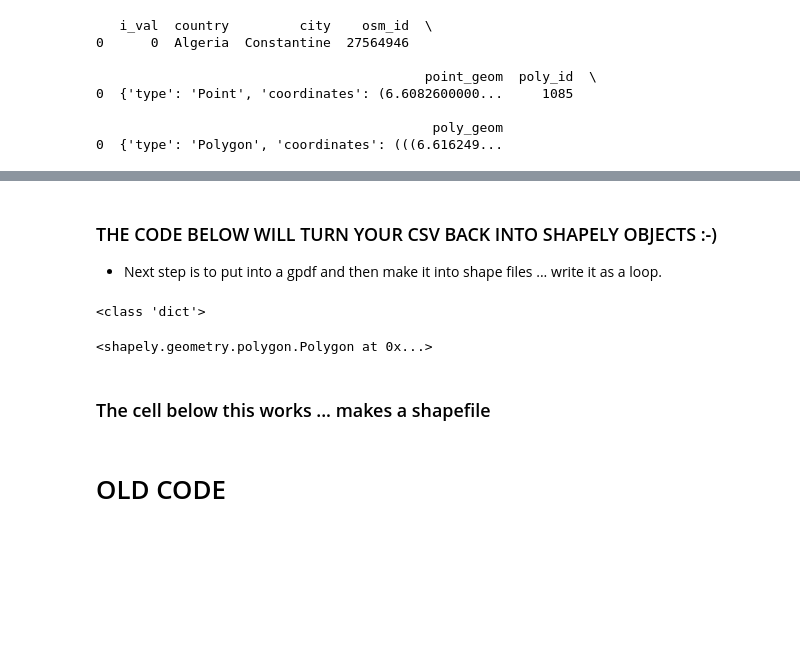
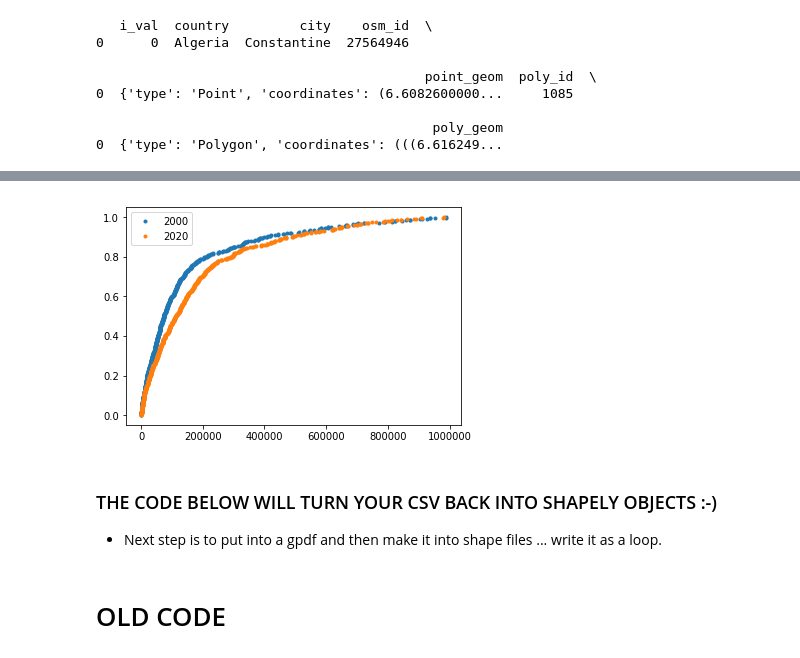
Before and after one commit to cascadet/AfricaUrbanPop, a Jupyter notebook: notebooks/jupyter/2018-10-26-Raster-Clean.ipynb, the cells around one changed output, grey strips where cells are left out. Drawn from its saved outputs; the diff is of its cells as text; code cells hidden in the pictures; blank space fills up the shorter version.

```diff
--- a/notebooks/jupyter/2018-10-26-Raster-Clean.ipynb
+++ b/notebooks/jupyter/2018-10-26-Raster-Clean.ipynb
@@ -346,0 +493,15 @@ polypoints_2000_gdf = gpd.GeoDataFrame(polypoints_2000_df, geometry='geometry')
+# %%
+empirical cum. distribution
+
+x2000 = np.sort(WP_2000)
+y2000 = np.arange(1, len(x2000)+1) / len(x2000)
+
+x2020 = np.sort(WP_2020)
+y2020 = np.arange(1, len(x2020)+1) / len(x2020)
+
+fig, ax = plt.subplots()
+ax.plot(x2000, y2000, marker = '.', linestyle = 'none', label = '2000')
+ax.plot(x2020, y2020, marker = '.', linestyle = 'none', label = '2020')
+leg = ax.legend()
+# %% [output]
+[figure, added]
@@ -347,17 +517,3 @@ polypoints_2000_gdf = gpd.GeoDataFrame(polypoints_2000_df, geometry='geometry')
 # %% [markdown]
 ### THE CODE BELOW WILL TURN YOUR CSV BACK INTO SHAPELY OBJECTS :-)
 - Next step is to put into a gpdf and then make it into shape files ... write it as a loop.
-# %%
-from shapely.geometry import shape
-import ast
-
-test_poly = ast.literal_eval(polypoints_2000_df.iloc[0,6])
-print(type(test_poly))
-
-test = shape(test_poly)
-test
-# %% [output]
-<class 'dict'>
-<shapely.geometry.polygon.Polygon at 0x...>
-# %% [markdown]
-### The cell below this works ... makes a shapefile
```
Also changed, not shown: parts of 27 cells of this notebook, 10 other files.
